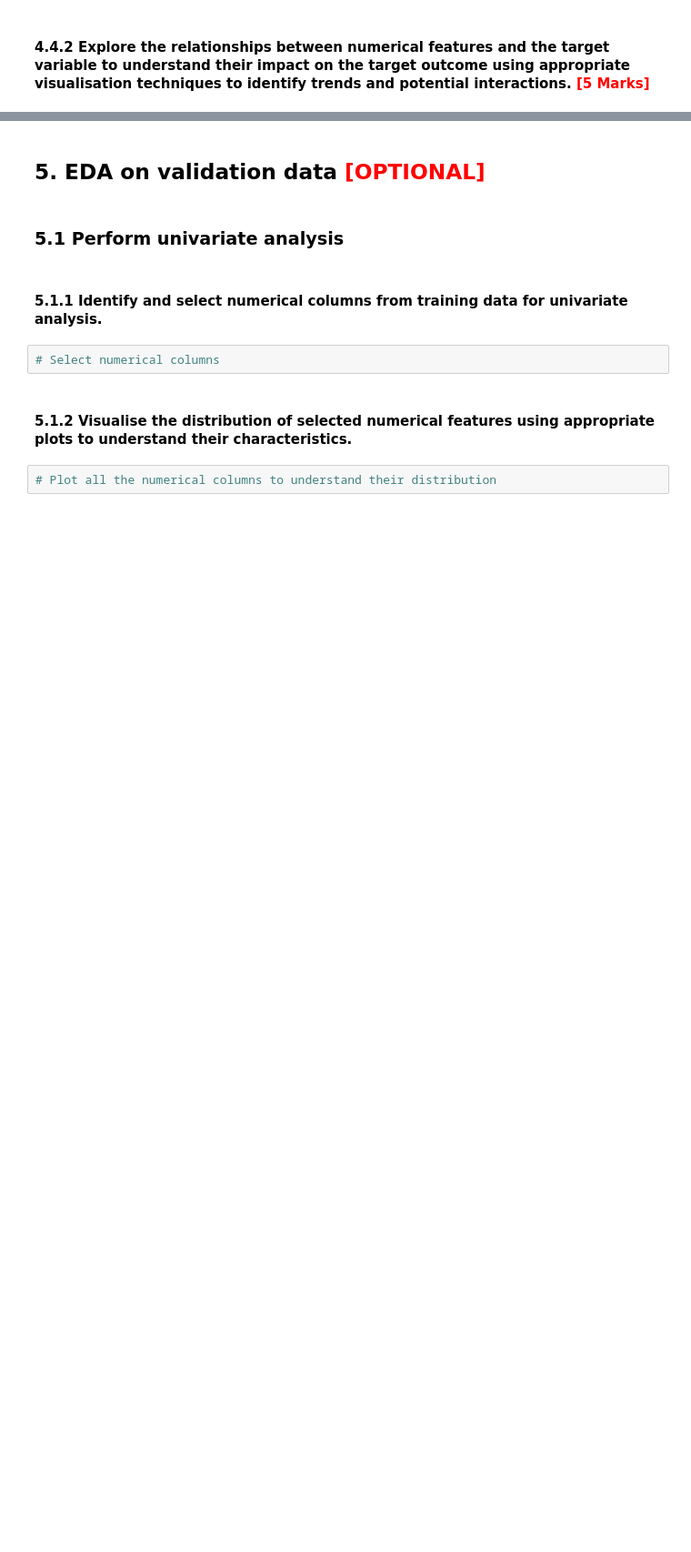
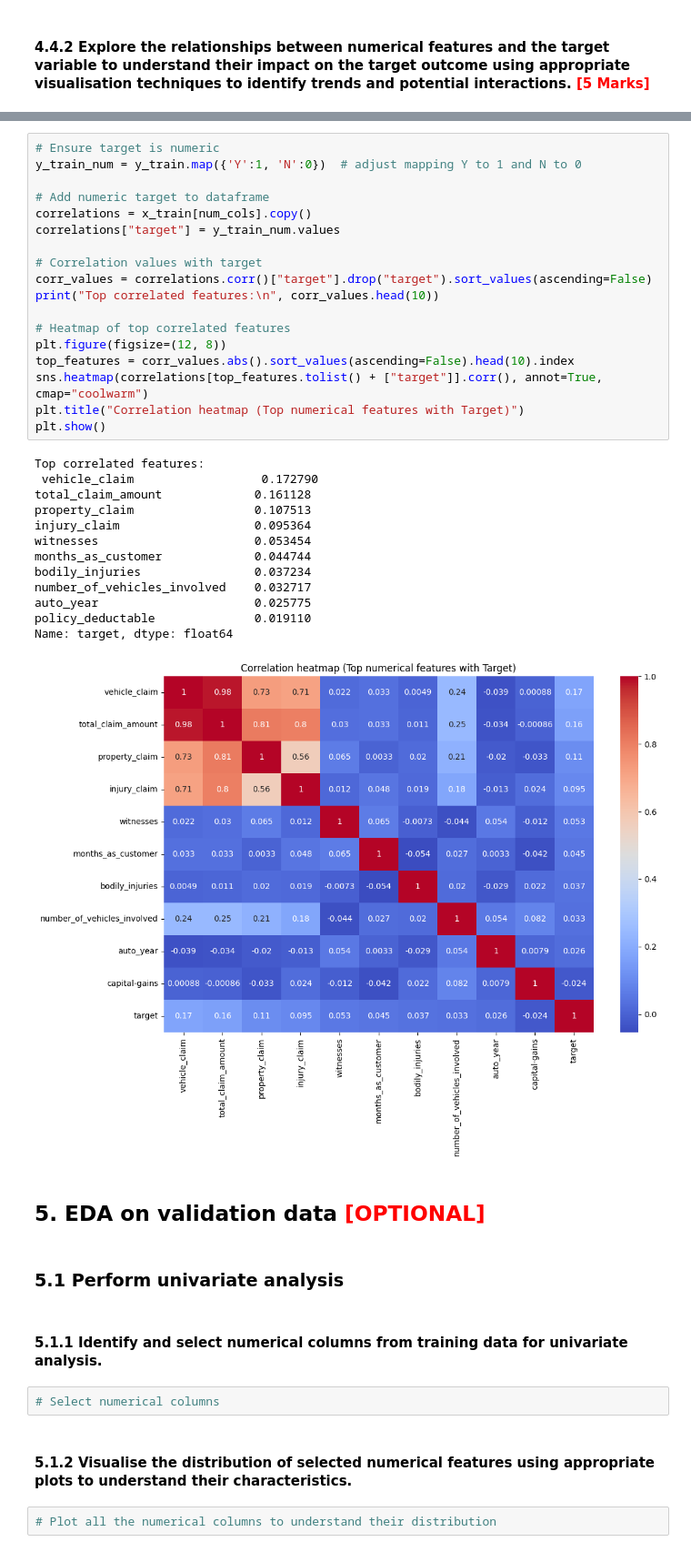
Before and after one commit to Prithvi1510/credit-card-detect-upgrad, a Jupyter notebook: Fraudulent_Claim_Detection_Starter.ipynb, the cells around one changed output, grey strips where cells are left out. Shown at 91% size. Saved outputs shown, nothing was run; the diff lists cells and outputs as text; blank space fills up the shorter version.

```diff
--- a/Fraudulent_Claim_Detection_Starter.ipynb
+++ b/Fraudulent_Claim_Detection_Starter.ipynb
@@ -683,3 +710,35 @@ likelihoods[likelihoods['feature'] !=  'incident_location'].sort_values(by='frau
+# %%
+# Ensure target is numeric
+y_train_num = y_train.map({'Y':1, 'N':0})  # adjust mapping Y to 1 and N to 0
+
+# Add numeric target to dataframe
+correlations = x_train[num_cols].copy()
+correlations["target"] = y_train_num.values
+
+# Correlation values with target
+corr_values = correlations.corr()["target"].drop("target").sort_values(ascending=False)
+print("Top correlated features:\n", corr_values.head(10))
+
+# Heatmap of top correlated features
+plt.figure(figsize=(12, 8))
+top_features = corr_values.abs().sort_values(ascending=False).head(10).index
+sns.heatmap(correlations[top_features.tolist() + ["target"]].corr(), annot=True, cmap="coolwarm")
+plt.title("Correlation heatmap (Top numerical features with Target)")
+plt.show()
+# %% [output]
+Top correlated features:
+ vehicle_claim                  0.172790
+total_claim_amount             0.161128
+property_claim                 0.107513
+injury_claim                   0.095364
+witnesses                      0.053454
+months_as_customer             0.044744
+bodily_injuries                0.037234
+number_of_vehicles_involved    0.032717
+auto_year                      0.025775
+policy_deductable              0.019110
+Name: target, dtype: float64
+[figure, added]
 # %% [markdown]
 ## **5. EDA on validation data** <font color = red>[OPTIONAL]</font>
 # %% [markdown]
```
Also changed, not shown: parts of 81 cells of this notebook, 2 other files.
